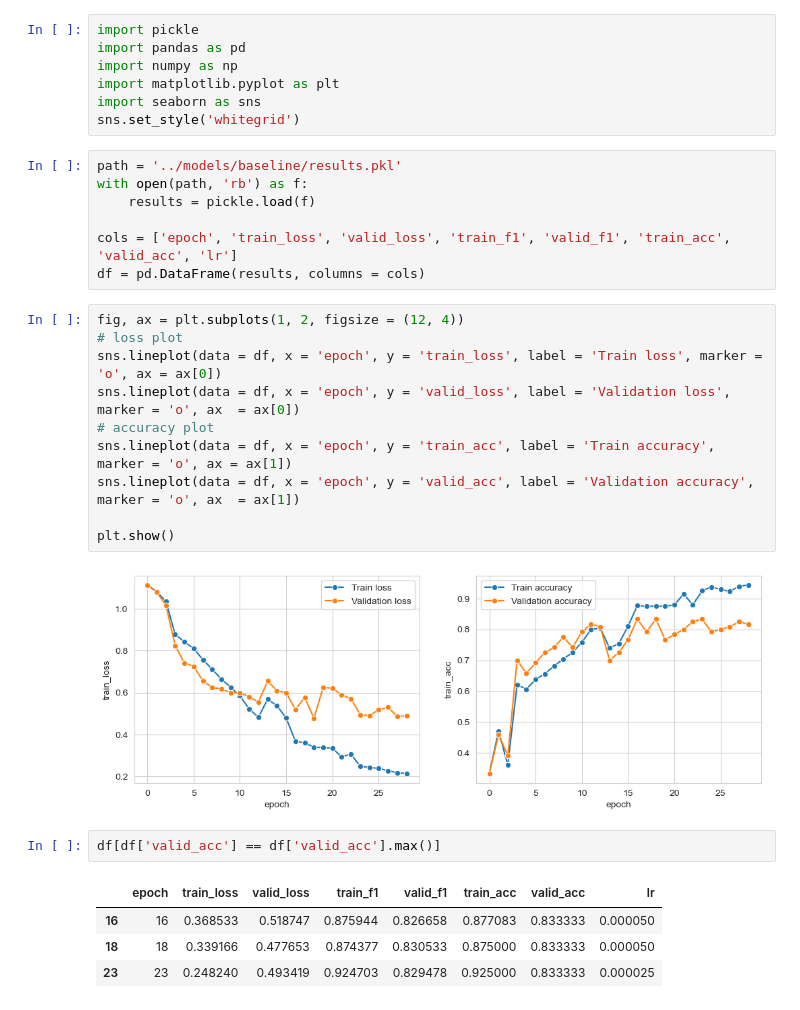
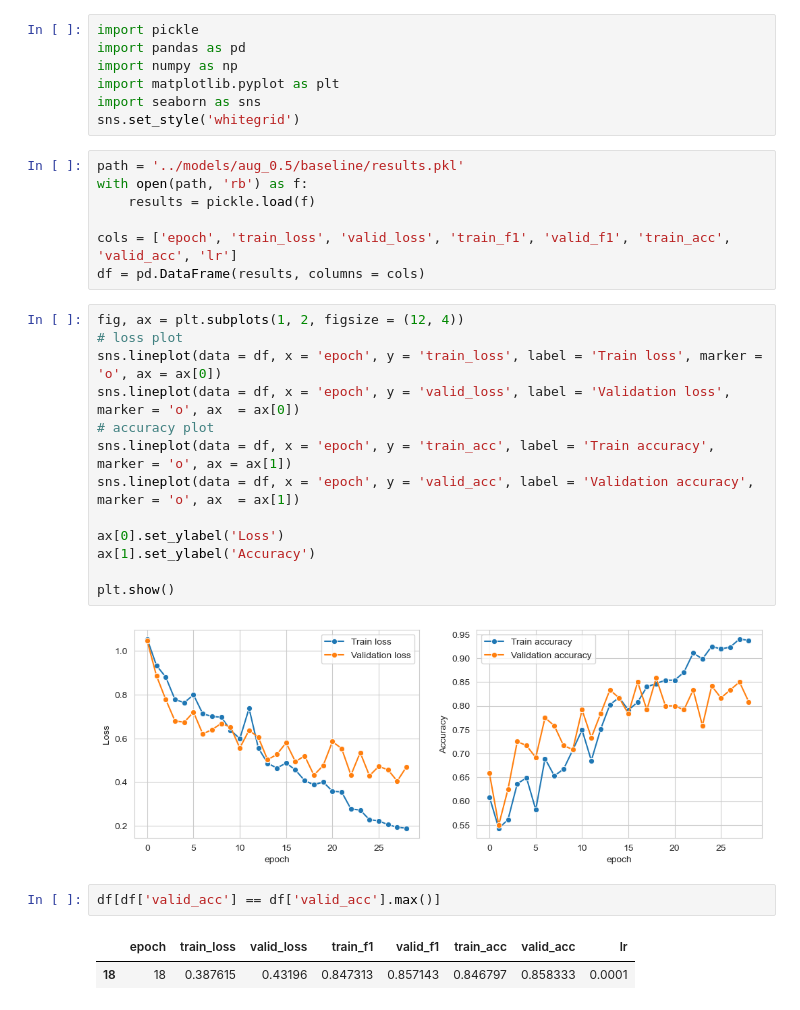
Before and after one commit to nagaraju-oruganti/Pollen-Classification, a Jupyter notebook: notebooks/track_results.ipynb, the cells around one changed output. Cells and saved outputs as stored; diff of their text form.

```diff
--- a/notebooks/track_results.ipynb
+++ b/notebooks/track_results.ipynb
@@ -6,7 +6,7 @@ import matplotlib.pyplot as plt
 import seaborn as sns
 sns.set_style('whitegrid')
 # %%
-path = '../models/baseline/results.pkl'
+path = '../models/aug_0.5/baseline/results.pkl'
 with open(path, 'rb') as f:
     results = pickle.load(f)
 
@@ -15,19 +15,20 @@ df = pd.DataFrame(results, columns = cols)
 # %%
 fig, ax = plt.subplots(1, 2, figsize = (12, 4))
 # loss plot
 sns.lineplot(data = df, x = 'epoch', y = 'train_loss', label = 'Train loss', marker = 'o', ax = ax[0])
 sns.lineplot(data = df, x = 'epoch', y = 'valid_loss', label = 'Validation loss', marker = 'o', ax  = ax[0])
 # accuracy plot
 sns.lineplot(data = df, x = 'epoch', y = 'train_acc', label = 'Train accuracy', marker = 'o', ax = ax[1])
 sns.lineplot(data = df, x = 'epoch', y = 'valid_acc', label = 'Validation accuracy', marker = 'o', ax  = ax[1])
 
+ax[0].set_ylabel('Loss')
+ax[1].set_ylabel('Accuracy')
+
 plt.show()
 # %% [output]
-[figure, old version]
+[figure, new version]
 # %%
 df[df['valid_acc'] == df['valid_acc'].max()]
 # %% [output]
 |  | epoch | train_loss | valid_loss | train_f1 | valid_f1 | train_acc | valid_acc | lr |
-| 16 | 16 | 0.368533 | 0.518747 | 0.875944 | 0.826658 | 0.877083 | 0.833333 | 0.000050 |
-| 18 | 18 | 0.339166 | 0.477653 | 0.874377 | 0.830533 | 0.875000 | 0.833333 | 0.000050 |
-| 23 | 23 | 0.248240 | 0.493419 | 0.924703 | 0.829478 | 0.925000 | 0.833333 | 0.000025 |
+| 18 | 18 | 0.387615 | 0.43196 | 0.847313 | 0.857143 | 0.846797 | 0.858333 | 0.0001 |
```
Also changed, not shown: 6 other files.
